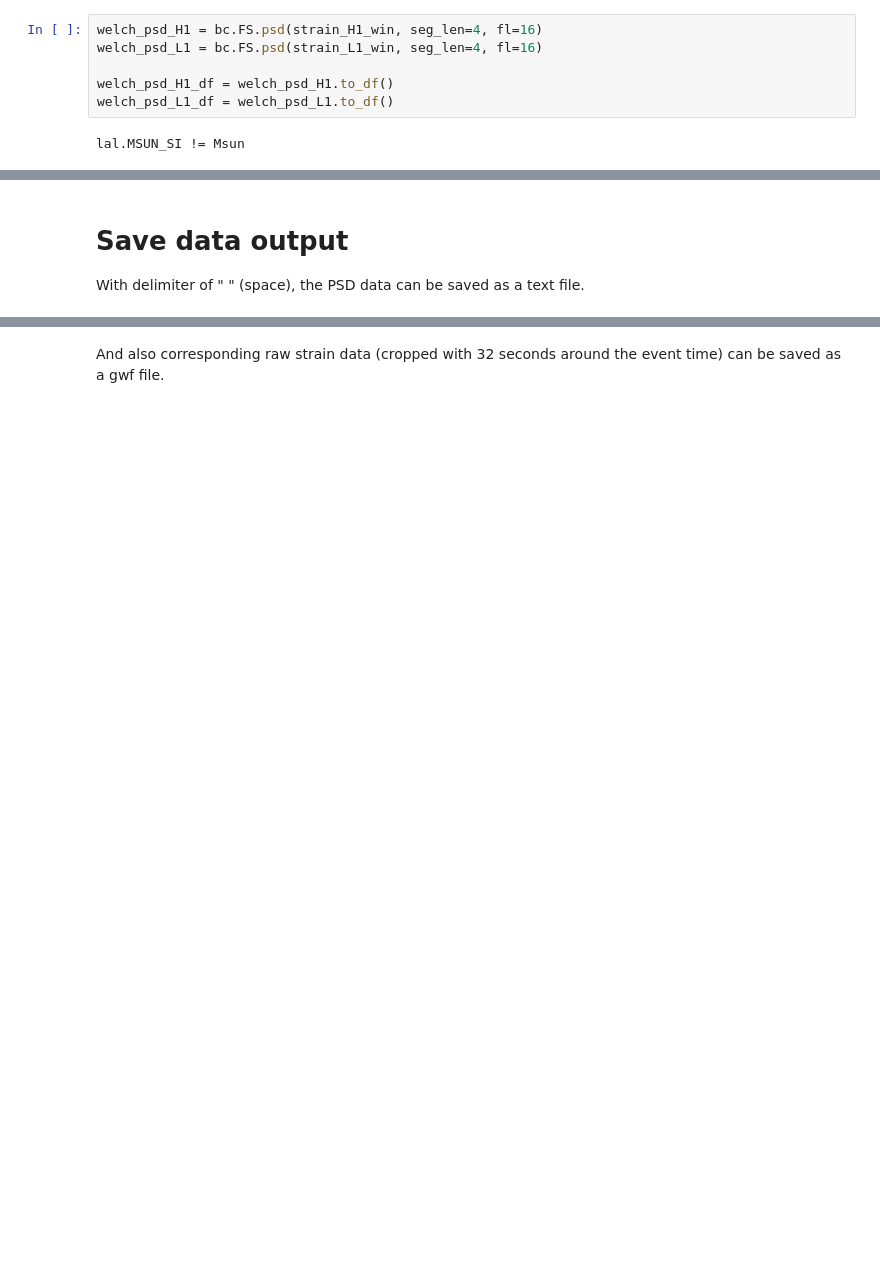
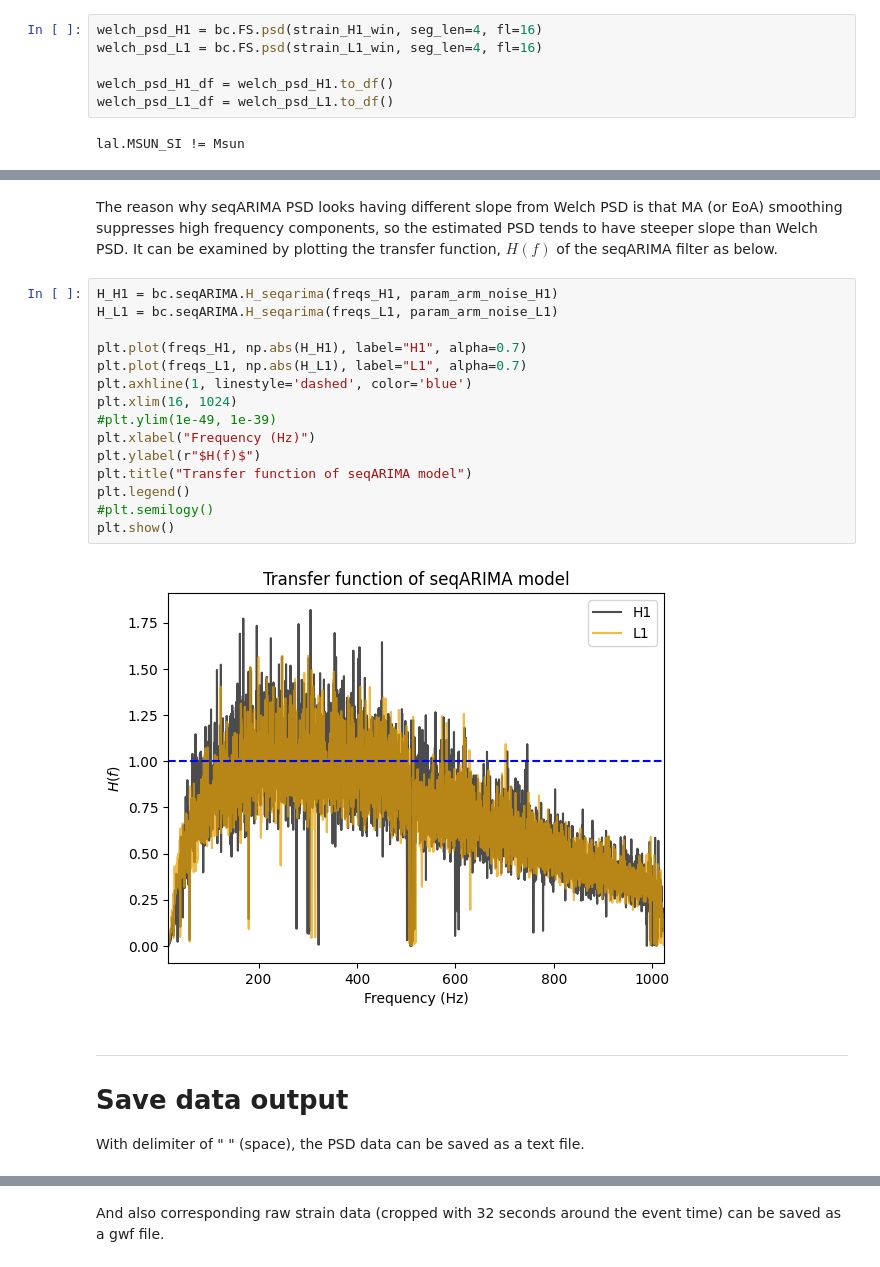
Before and after one commit to agoodmanjerry/beacon-py, a Jupyter notebook: Tuto/Tutorial_seqARIMA.ipynb, the cells around one changed output, grey strips where cells are left out. Saved outputs shown, nothing was run; the diff lists cells and outputs as text; blank space fills up the shorter version.

```diff
--- a/Tuto/Tutorial_seqARIMA.ipynb
+++ b/Tuto/Tutorial_seqARIMA.ipynb
@@ -231,4 +241,24 @@ plt.show()
+# %% [markdown]
+The reason why seqARIMA PSD looks having different slope from Welch PSD is that MA (or EoA) smoothing suppresses high frequency components, so the estimated PSD tends to have steeper slope than Welch PSD. It can be examined by plotting the transfer function, $H(f)$ of the seqARIMA filter as below.
+# %%
+H_H1 = bc.seqARIMA.H_seqarima(freqs_H1, param_arm_noise_H1)
+H_L1 = bc.seqARIMA.H_seqarima(freqs_L1, param_arm_noise_L1)
+
+plt.plot(freqs_H1, np.abs(H_H1), label="H1", alpha=0.7)
+plt.plot(freqs_L1, np.abs(H_L1), label="L1", alpha=0.7)
+plt.axhline(1, linestyle='dashed', color='blue')
+plt.xlim(16, 1024)
+#plt.ylim(1e-49, 1e-39)
+plt.xlabel("Frequency (Hz)")
+plt.ylabel(r"$H(f)$")
+plt.title("Transfer function of seqARIMA model")
+plt.legend()
+#plt.semilogy()
+plt.show()
+# %% [output]
+[figure, added]
 # %% [markdown]
+---
 # Save data output
 
 With delimiter of " " (space), the PSD data can be saved as a text file.
```
Also changed, not shown: parts of 18 cells of this notebook, 1 other file.
